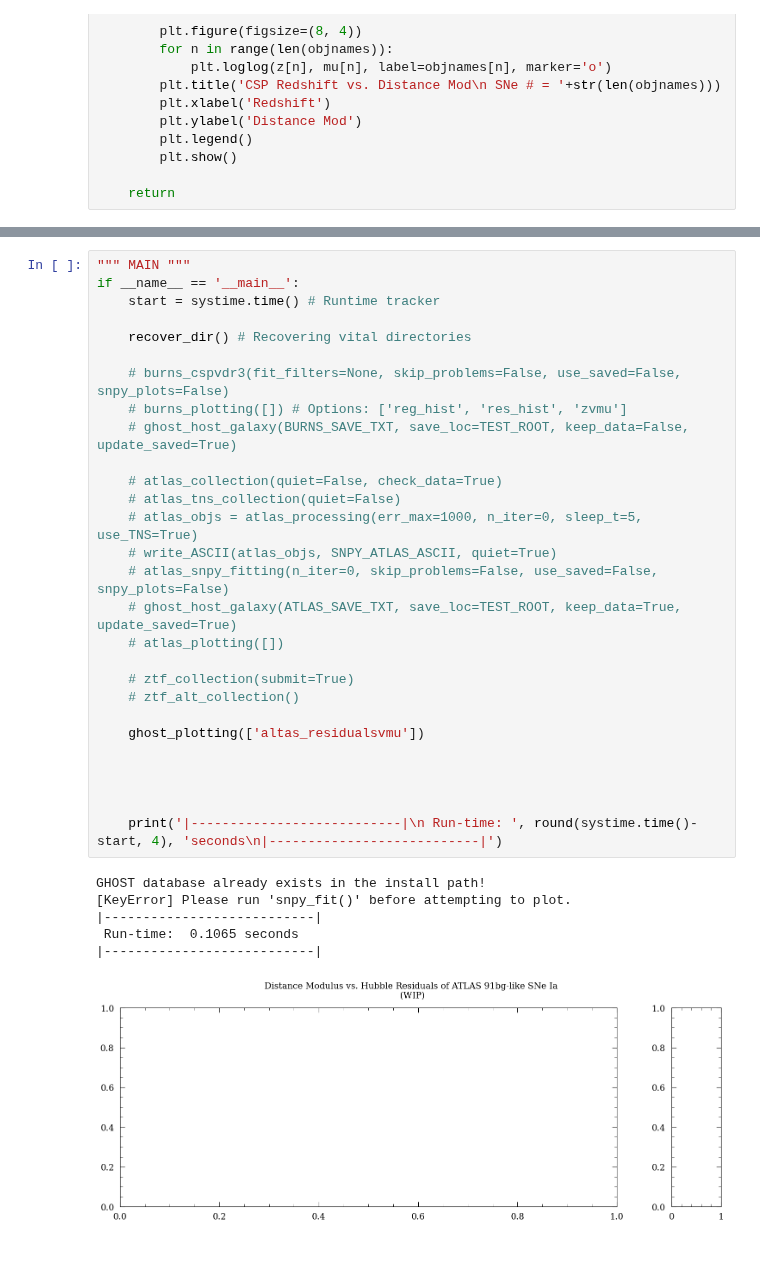
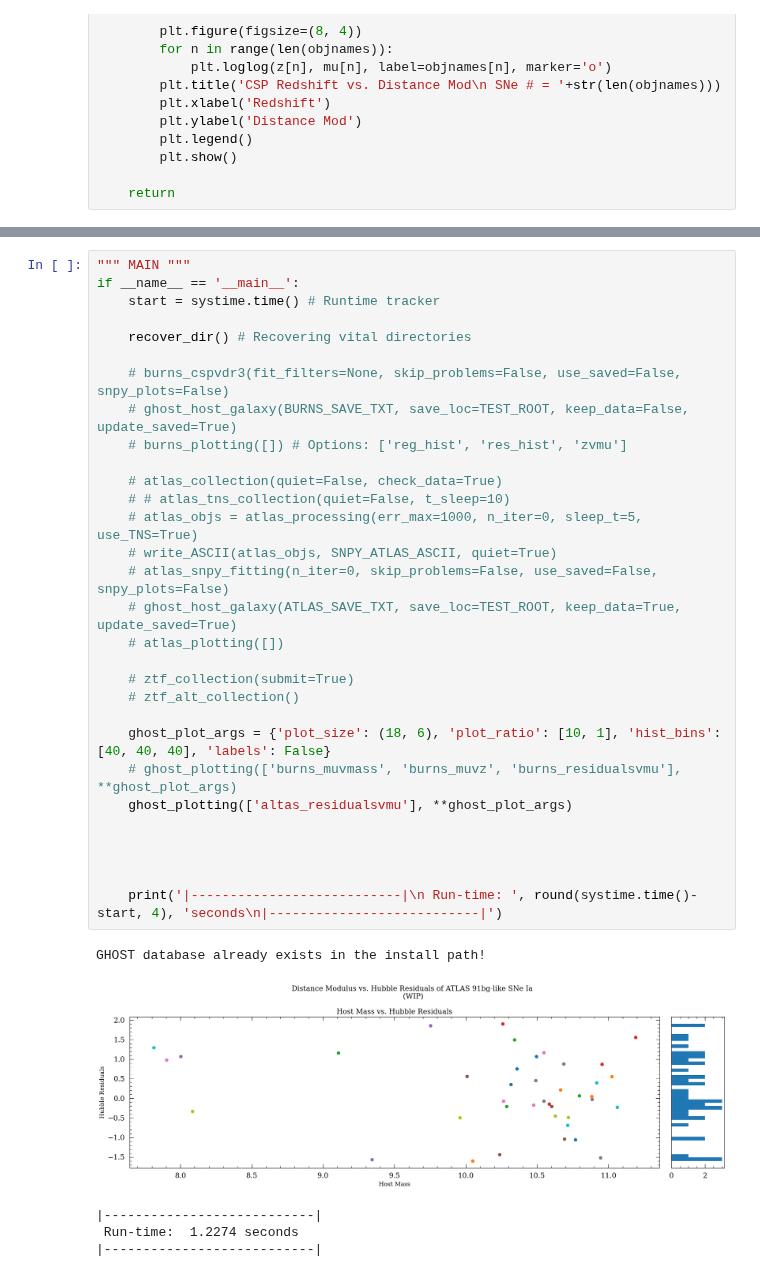
Before and after one commit to mekhi-woods/HiloCATsSN1991bg, a Jupyter notebook: amadeus.ipynb, the cells around one changed output, grey strips where cells are left out. Drawn from its saved outputs; the diff is of its cells as text.

```diff
--- a/amadeus.ipynb
+++ b/amadeus.ipynb
@@ -811,35 +825,36 @@ def ghost_plotting(choice):
 # %%
 """ MAIN """
 if __name__ == '__main__':
     start = systime.time() # Runtime tracker
 
     recover_dir() # Recovering vital directories
 
     # burns_cspvdr3(fit_filters=None, skip_problems=False, use_saved=False, snpy_plots=False)
+    # ghost_host_galaxy(BURNS_SAVE_TXT, save_loc=TEST_ROOT, keep_data=False, update_saved=True)
     # burns_plotting([]) # Options: ['reg_hist', 'res_hist', 'zvmu']
-    # ghost_host_galaxy(BURNS_SAVE_TXT, save_loc=TEST_ROOT, keep_data=False, update_saved=True)
 
     # atlas_collection(quiet=False, check_data=True)
-    # atlas_tns_collection(quiet=False)
+    # # atlas_tns_collection(quiet=False, t_sleep=10)
     # atlas_objs = atlas_processing(err_max=1000, n_iter=0, sleep_t=5, use_TNS=True)
     # write_ASCII(atlas_objs, SNPY_ATLAS_ASCII, quiet=True)
     # atlas_snpy_fitting(n_iter=0, skip_problems=False, use_saved=False, snpy_plots=False)
     # ghost_host_galaxy(ATLAS_SAVE_TXT, save_loc=TEST_ROOT, keep_data=True, update_saved=True)
     # atlas_plotting([])
 
     # ztf_collection(submit=True)
     # ztf_alt_collection()
 
-    ghost_plotting(['altas_residualsvmu'])
+    ghost_plot_args = {'plot_size': (18, 6), 'plot_ratio': [10, 1], 'hist_bins': [40, 40, 40], 'labels': False}
+    # ghost_plotting(['burns_muvmass', 'burns_muvz', 'burns_residualsvmu'], **ghost_plot_args)
+    ghost_plotting(['altas_residualsvmu'], **ghost_plot_args)
 
 
 
 
     print('|---------------------------|\n Run-time: ', round(systime.time()-start, 4), 'seconds\n|---------------------------|')
 # %% [output]
 GHOST database already exists in the install path!
-[KeyError] Please run 'snpy_fit()' before attempting to plot.
-|---------------------------|
- Run-time:  0.1065 seconds
-|---------------------------|
-[figure, old version]
+[figure, new version]
+|---------------------------|
+ Run-time:  1.2274 seconds
+|---------------------------|
```
Also changed, not shown: parts of 2 cells of this notebook.
